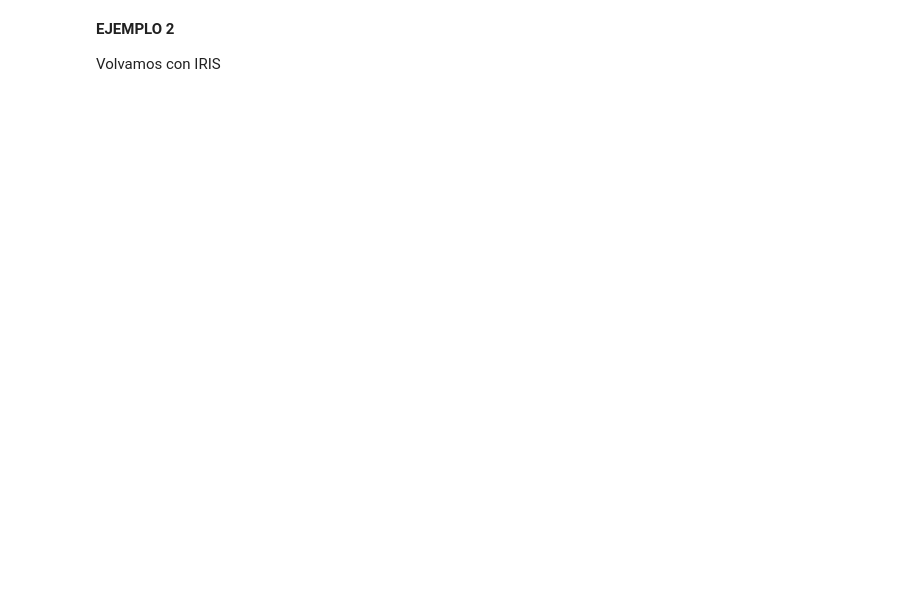
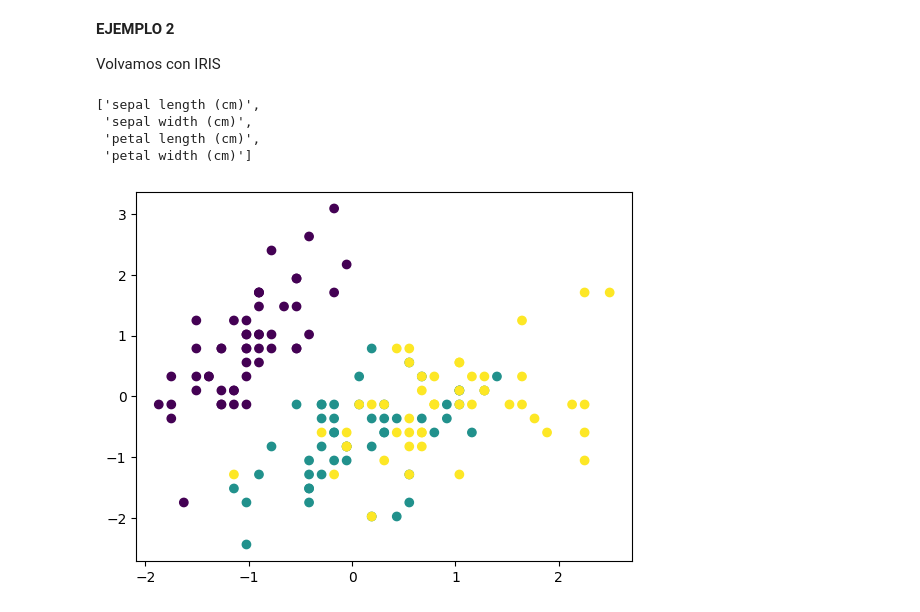
Before and after one commit to srodriguezc91/Proyecto_final_ML_V1, a Jupyter notebook: Código/ACP_Ejemplitos.ipynb, the cells around one changed output. Drawn from its saved outputs; the diff is of its cells as text; code cells hidden in the pictures; blank space fills up the shorter version.

```diff
--- a/Código/ACP_Ejemplitos.ipynb
+++ b/Código/ACP_Ejemplitos.ipynb
@@ -102,4 +205,23 @@ plt.axis("equal")
 **EJEMPLO 2**
 
 Volvamos con IRIS
+# %%
+from sklearn import datasets
+
+iris = datasets.load_iris()
+X = iris.data
+y = iris.target
+#In general a good idea is to scale the data
+scaler = StandardScaler()
+scaler.fit(X)
+X=scaler.transform(X)
+plt.scatter(X[:,0],X[:,1],c=y)
+
+iris.feature_names
+# %% [output]
+['sepal length (cm)',
+ 'sepal width (cm)',
+ 'petal length (cm)',
+ 'petal width (cm)']
+[figure, added]
 # %%
```
Also changed, not shown: parts of 28 cells of this notebook, 3 other files.
